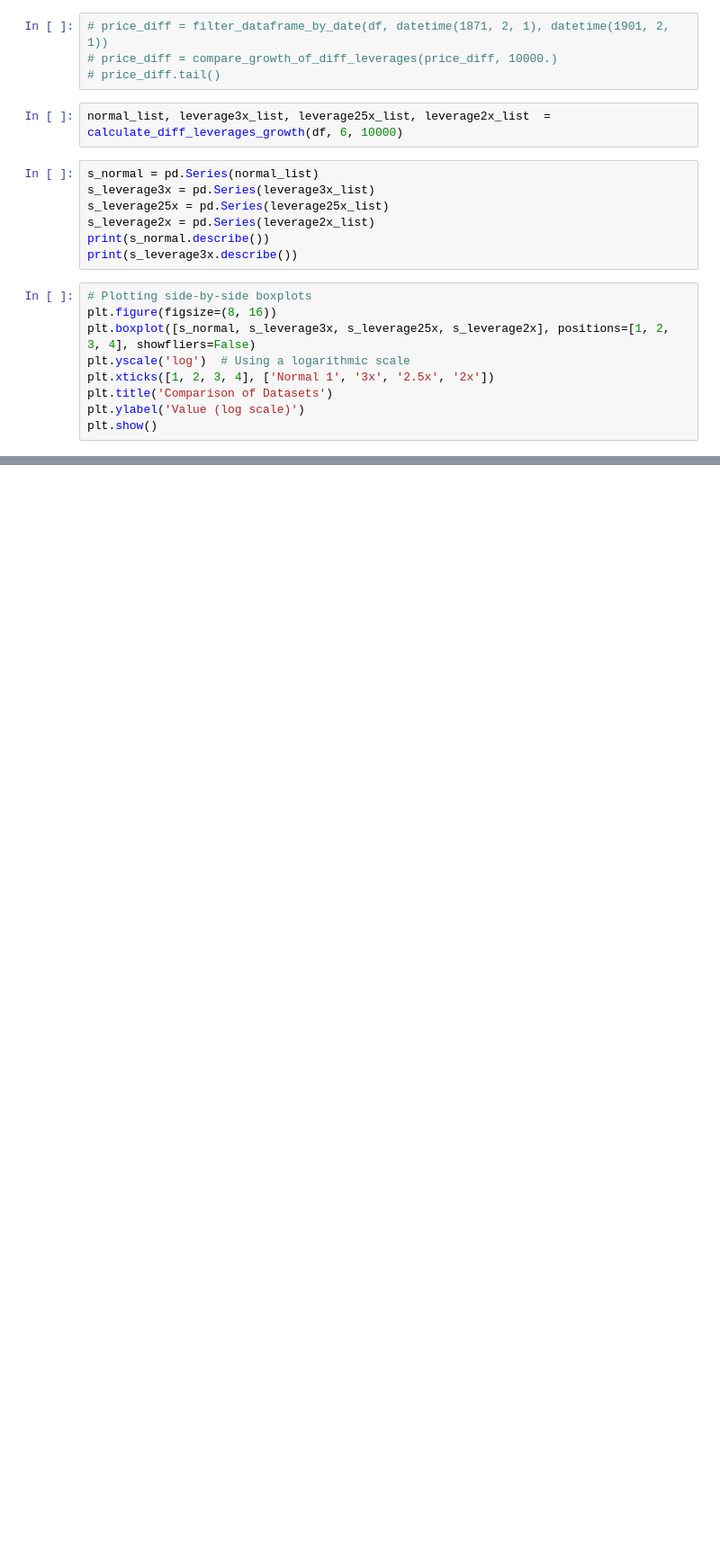
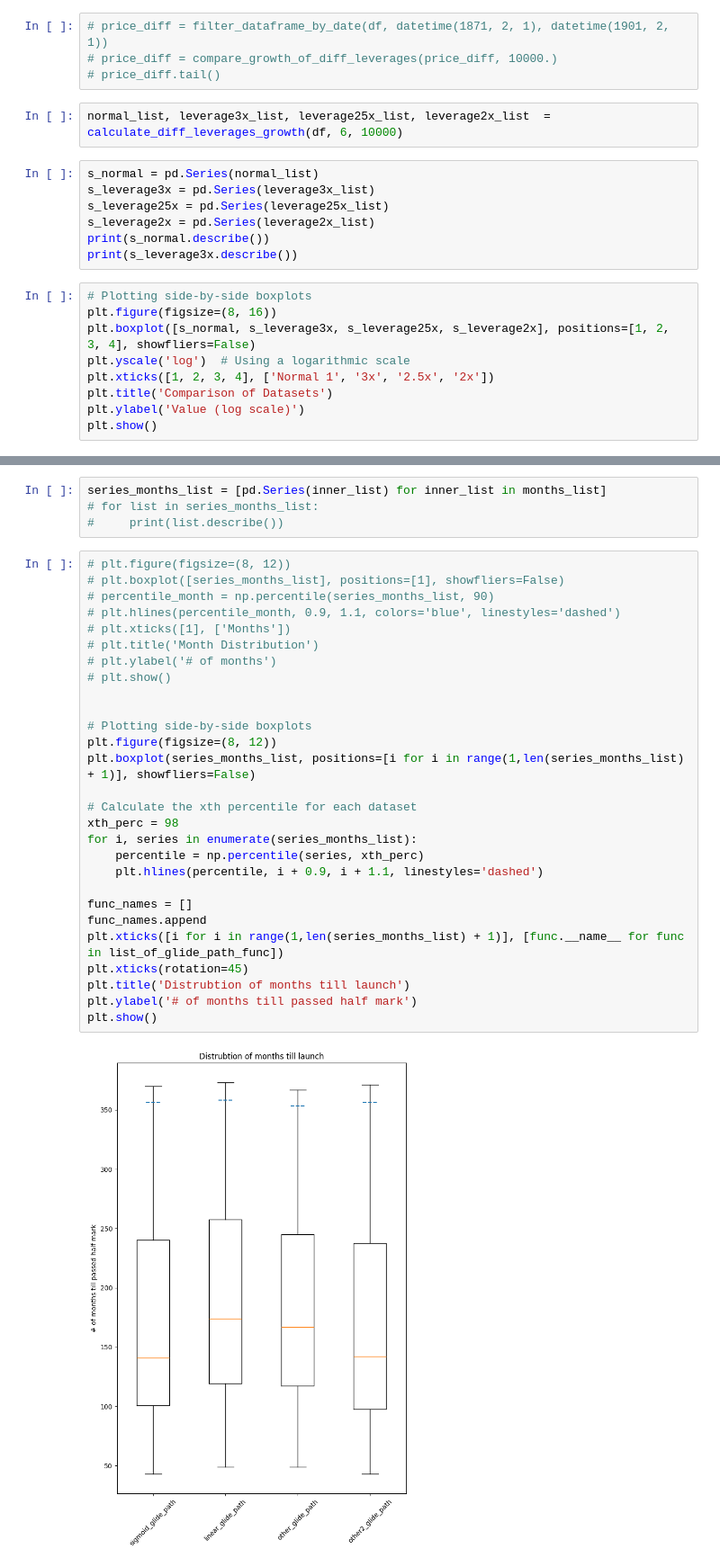
Before and after one commit to alanzhang25/personal-finance, a Jupyter notebook: ideal_leverage_calculator.ipynb, the cells around one changed output, grey strips where cells are left out. Shown: that part at 90% size. Drawn from its saved outputs; the diff is of its cells as text; blank space fills up the shorter version.

```diff
--- a/ideal_leverage_calculator.ipynb
+++ b/ideal_leverage_calculator.ipynb
@@ -310,0 +290,34 @@ plt.show()
+# %%
+series_months_list = [pd.Series(inner_list) for inner_list in months_list]
+# for list in series_months_list:
+#     print(list.describe())
+# %%
+# plt.figure(figsize=(8, 12))
+# plt.boxplot([series_months_list], positions=[1], showfliers=False)
+# percentile_month = np.percentile(series_months_list, 90)
+# plt.hlines(percentile_month, 0.9, 1.1, colors='blue', linestyles='dashed')
+# plt.xticks([1], ['Months'])
+# plt.title('Month Distribution')
+# plt.ylabel('# of months')
+# plt.show()
+
+
+# Plotting side-by-side boxplots
+plt.figure(figsize=(8, 12))
+plt.boxplot(series_months_list, positions=[i for i in range(1,len(series_months_list) + 1)], showfliers=False)
+
+# Calculate the xth percentile for each dataset
+xth_perc = 98
+for i, series in enumerate(series_months_list):
+    percentile = np.percentile(series, xth_perc)
+    plt.hlines(percentile, i + 0.9, i + 1.1, linestyles='dashed')
+
+func_names = []
+func_names.append
+plt.xticks([i for i in range(1,len(series_months_list) + 1)], [func.__name__ for func in list_of_glide_path_func])
+plt.xticks(rotation=45)
+plt.title('Distrubtion of months till launch')
+plt.ylabel('# of months till passed half mark')
+plt.show()
+# %% [output]
+[figure, added]
```
Also changed, not shown: parts of 9 cells of this notebook, 1 other file.
